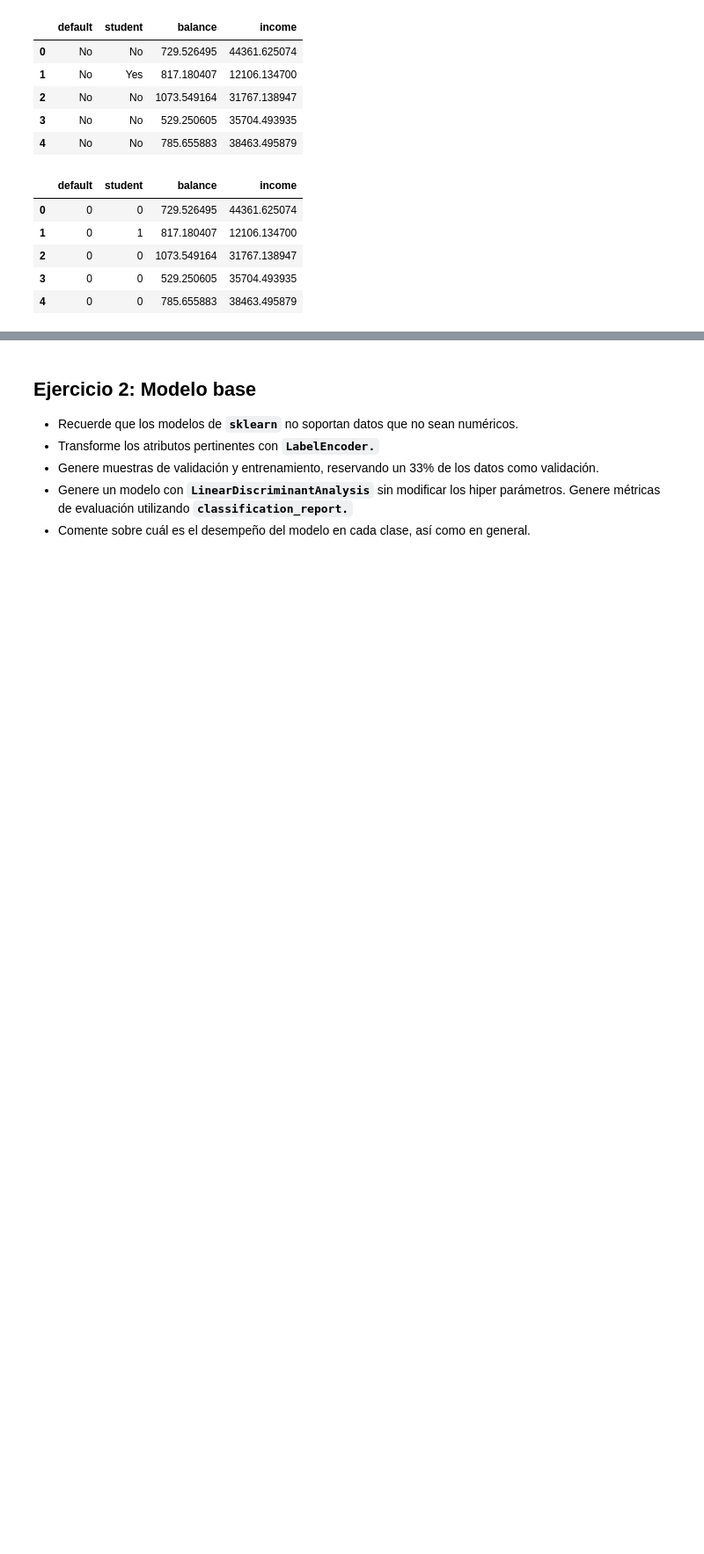
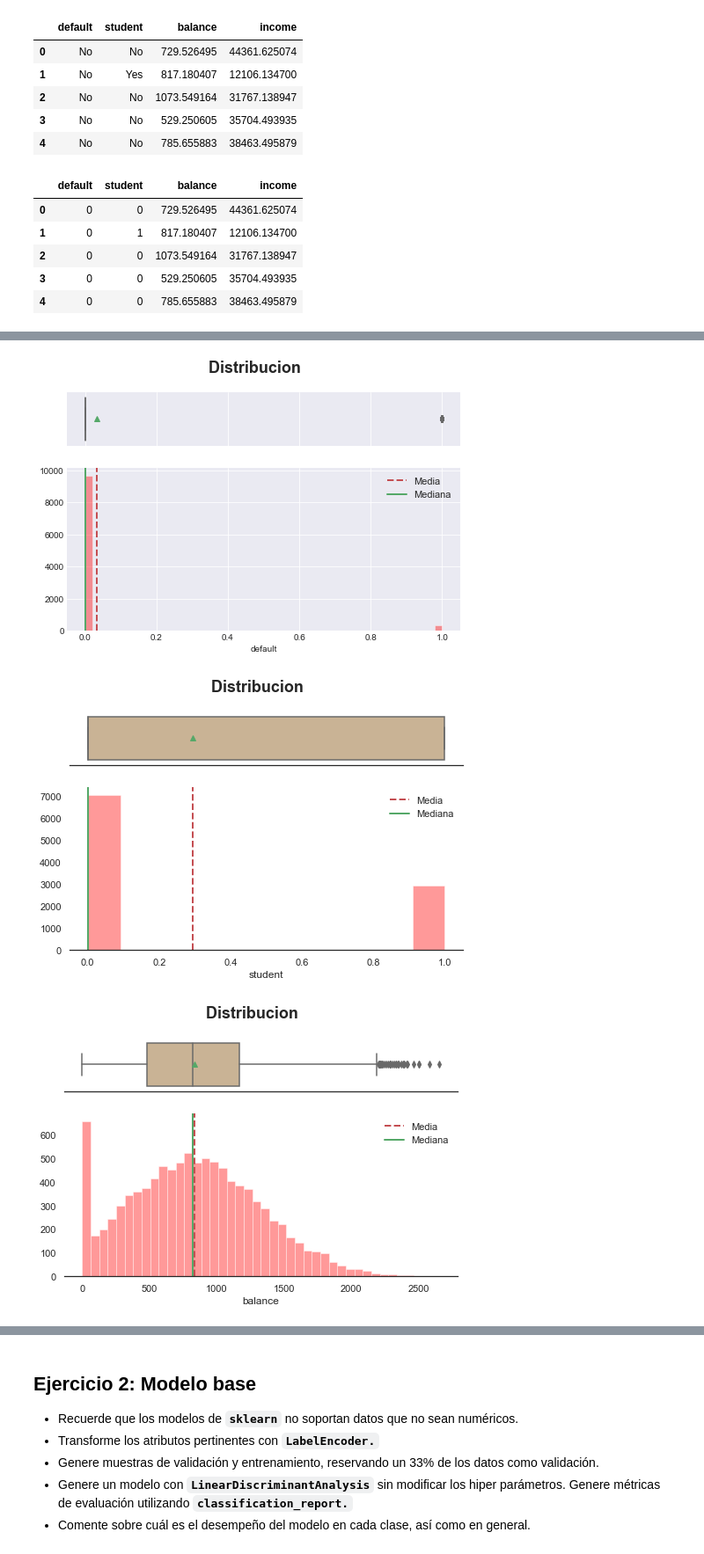
Before and after one commit to Denniels/Machine_Learning, a Jupyter notebook: Desafío_Naive Bayes/Desafio_Analicis_Discriminante.ipynb, the cells around one changed output, grey strips where cells are left out. Shown at 88% size. Drawn from its saved outputs; the diff is of its cells as text; code cells hidden in the pictures; blank space fills up the shorter version.

```diff
--- a/Desafío_Naive Bayes/Desafio_Analicis_Discriminante.ipynb
+++ b/Desafío_Naive Bayes/Desafio_Analicis_Discriminante.ipynb
@@ -93,0 +86,9 @@ profile.to_notebook_iframe()
+# %%
+name_vars = ['default', 'student', 'balance', 'income']
+
+for i in range(len(name_vars)):
+        gfx.dist_box(df[name_vars[i]])
+# %% [output]
+[figure, added]
+[figure, added]
+[figure, added]
```
Also changed, not shown: parts of 24 cells of this notebook, 2 other files.
